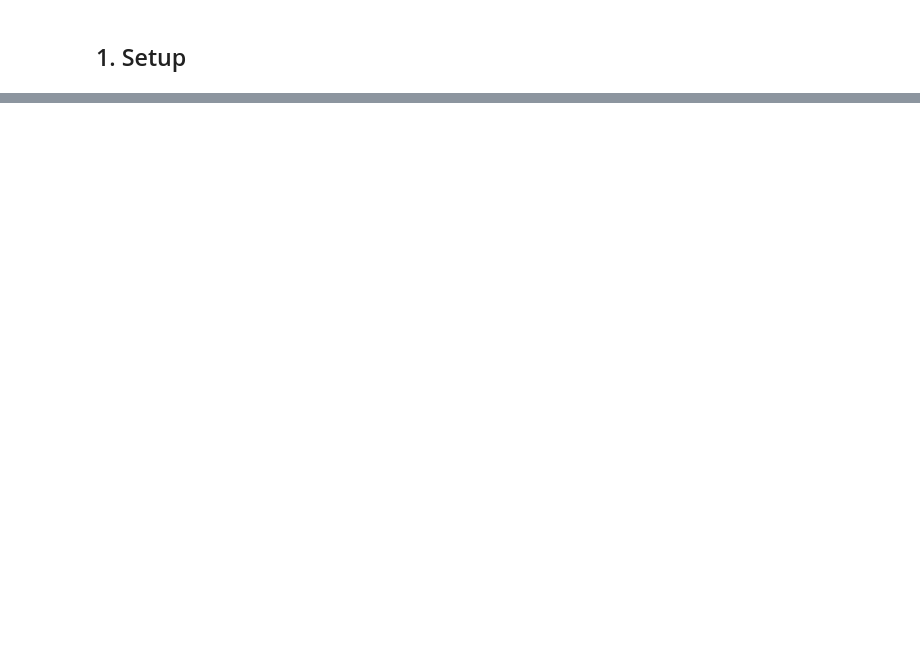
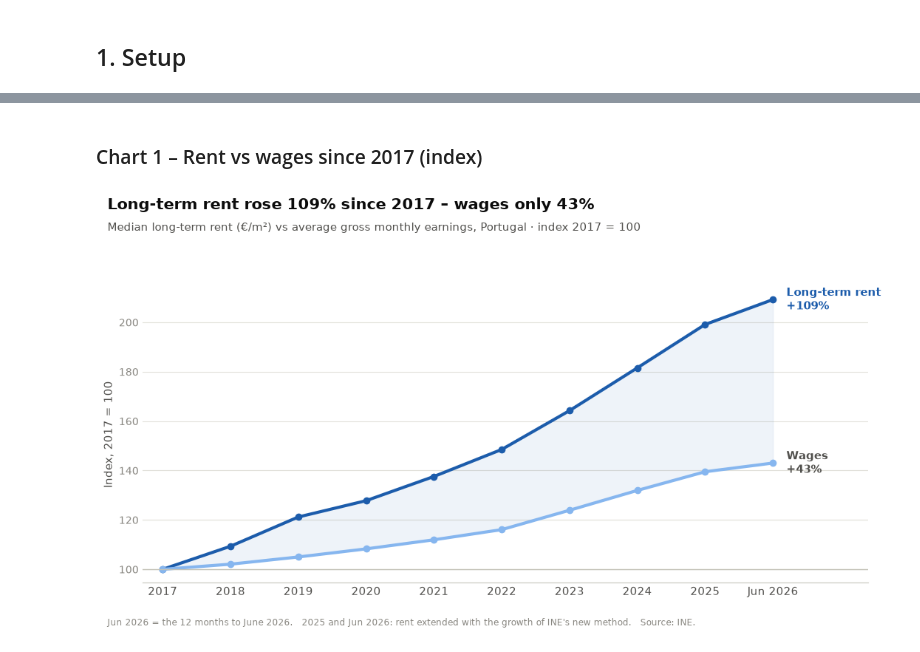
Before and after one commit to andreacarlocerri/data-wrangling-project, a Jupyter notebook: h1_long_term_rent_vs_wages.ipynb, the cells around one changed output, grey strips where cells are left out. Saved outputs shown, nothing was run; the diff lists cells and outputs as text; code cells hidden in the pictures; blank space fills up the shorter version.

```diff
--- a/h1_long_term_rent_vs_wages.ipynb
+++ b/h1_long_term_rent_vs_wages.ipynb
@@ -808,0 +274,18 @@ Markdown(f"""
+# %%
+h1["rent_index"] = h1["rent"] / h1["rent"].iloc[0] * 100
+h1["wage_index"] = h1["wage"] / h1["wage"].iloc[0] * 100
+h1["rent_80m2"] = h1["rent"] * FLAT_SIZE_M2
+h1["rent_share_of_wage"] = h1["rent_80m2"] / h1["wage"] * 100
+h1.to_csv(CLEAN_FOLDER / "h1_clean.csv")
+
+first, last = h1.index[0], h1.index[-1]                      # "2017" and "Jun 2026"
+rent_growth = h1.loc[last, "rent_index"] - 100
+wage_growth = h1.loc[last, "wage_index"] - 100
+
+print(f"{first} → {last} (12 months to June 2026)")
+print(f"  Long-term rent:  +{rent_growth:.1f}%")
+print(f"  Wages:           +{wage_growth:.1f}%")
+print(f"  Gap:             {rent_growth - wage_growth:.1f} percentage points")
+print(f"  80 m² flat:      {h1.loc[first, 'rent_80m2']:.0f} € → {h1.loc[last, 'rent_80m2']:.0f} € a month")
+print(f"  Share of salary: {h1.loc[first, 'rent_share_of_wage']:.0f}% → {h1.loc[last, 'rent_share_of_wage']:.0f}%")
+h1.round(1)
@@ -808,0 +439,28 @@ Markdown(f"""
+# %% [markdown]
+### Chart 1 – Rent vs wages since 2017 (index)
+# %%
+x = range(len(h1))                     # one position per period: 2017 ... 2025, Jun 2026
+end = len(h1) - 1
+
+fig, ax = plt.subplots(figsize=(11, 6))
+ax.plot(x, h1["rent_index"], color=ACCENT, linewidth=3, marker="o")
+ax.plot(x, h1["wage_index"], color=LIGHT_BLUE, linewidth=3, marker="o")
+ax.fill_between(x, h1["wage_index"], h1["rent_index"], color=ACCENT, alpha=0.07)
+ax.axhline(100, color="#c3c2b7", linewidth=1)
+
+# Labels at the end of the lines instead of a legend
+ax.text(end + 0.2, h1.loc[last, "rent_index"], f"Long-term rent\n+{rent_growth:.0f}%",
+        color=ACCENT, fontweight="bold", va="center")
+ax.text(end + 0.2, h1.loc[last, "wage_index"], f"Wages\n+{wage_growth:.0f}%",
+        color=GREY_TEXT, fontweight="bold", va="center")
+
+ax.set_xticks(x, h1.index)
+ax.set_xlim(-0.3, end + 1.4)
+ax.set_ylabel(f"Index, {first} = 100")
+clean_line_axes(ax)
+add_titles(fig, f"Long-term rent rose {rent_growth:.0f}% since {first} – wages only {wage_growth:.0f}%",
+           f"Median long-term rent (€/m²) vs average gross monthly earnings, Portugal · index {first} = 100")
+add_source(fig, SOURCE)
+save_chart(fig, "h1_1_rent_vs_wages.png")
+# %% [output]
+[figure, added]
```
Also changed, not shown: parts of 71 cells of this notebook, 10 other files.
